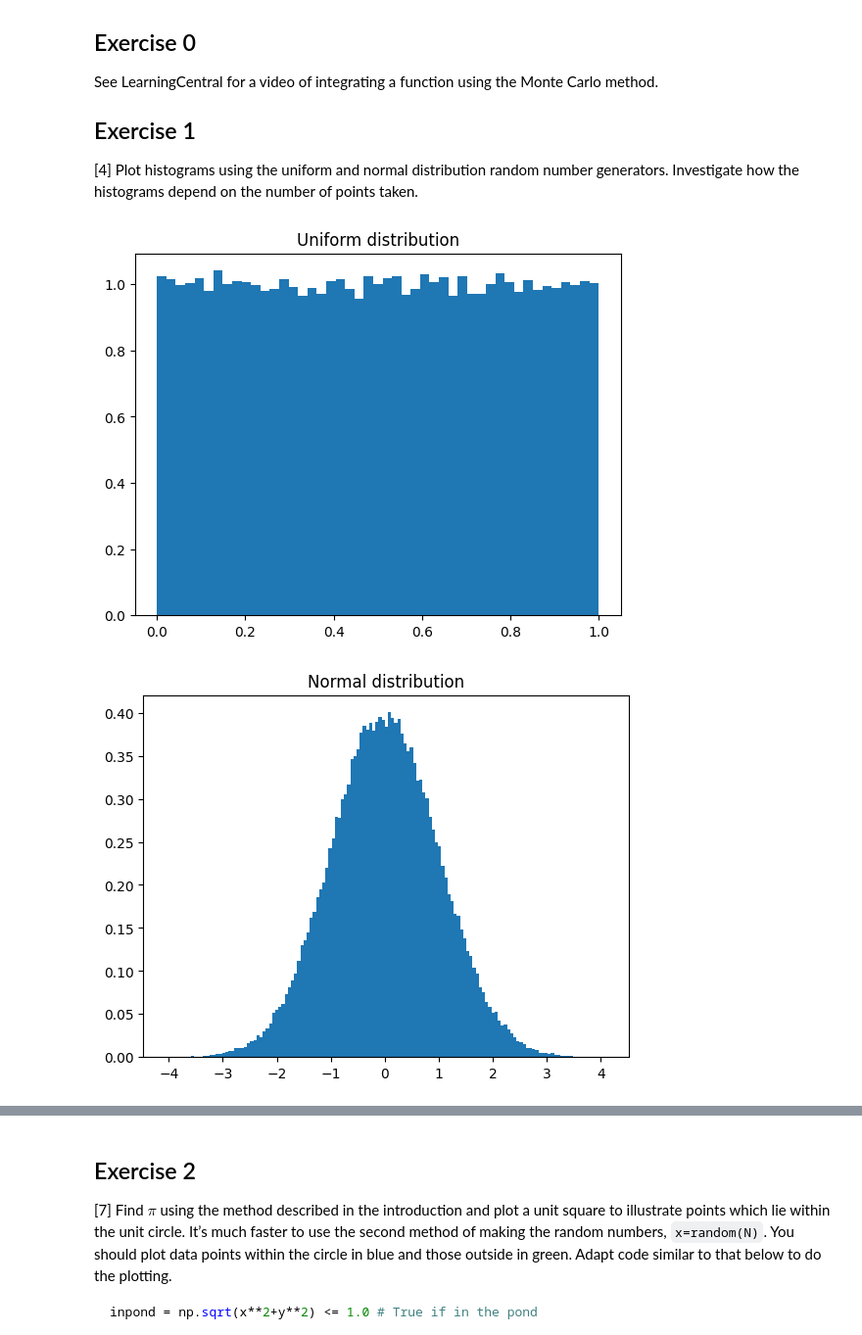
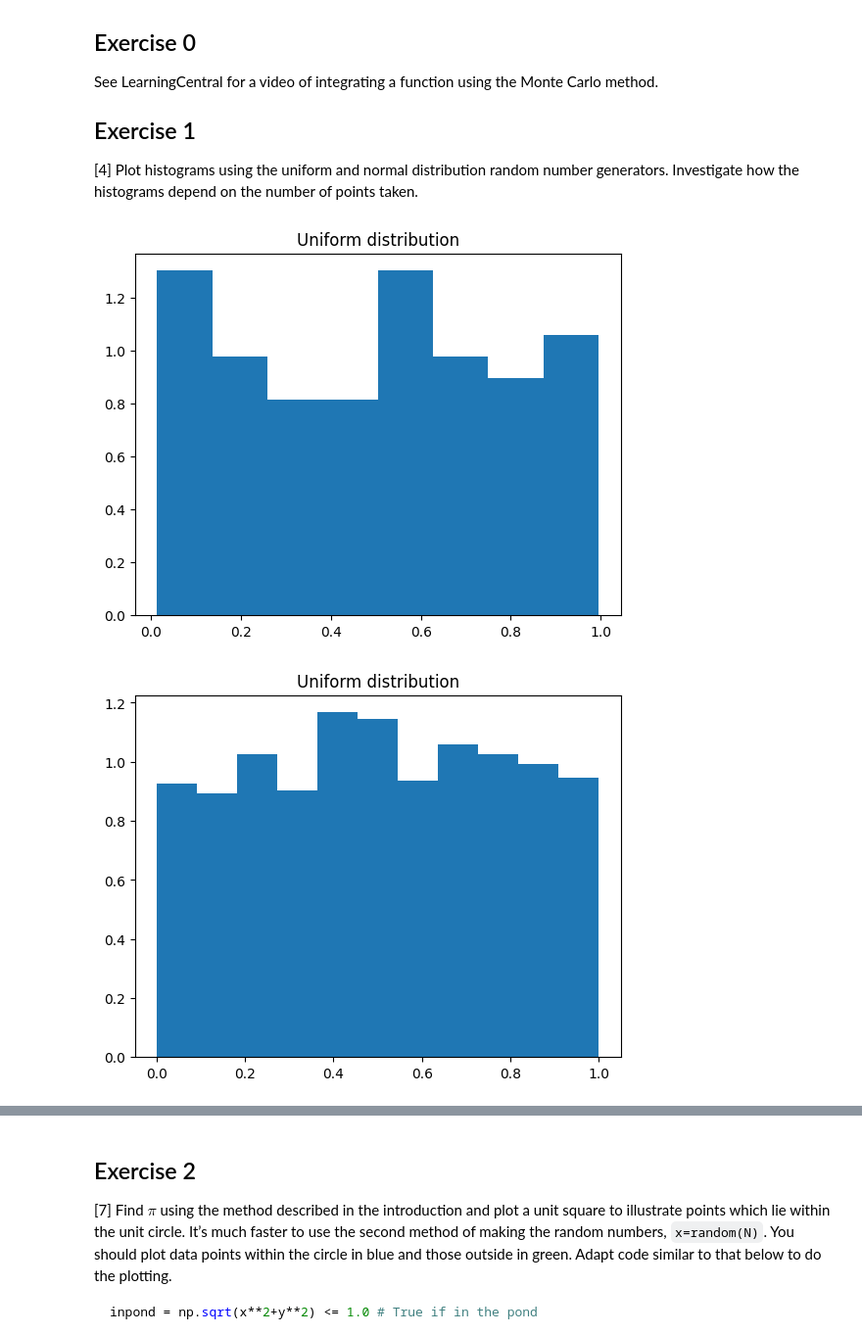
Before and after one commit to PX2145-2025/week-6-b-sofiabaruffaldi333, a Jupyter notebook: Monte_Carlo.ipynb, the cells around one changed output, grey strips where cells are left out. Shown: that part at 98% size. Cells and saved outputs as stored; diff of their text form; code cells hidden in the pictures.

```diff
--- a/Monte_Carlo.ipynb
+++ b/Monte_Carlo.ipynb
@@ -184,18 +184,44 @@ See LearningCentral for a video of integrating a function using the Monte Carlo
 taken.
 # %%
 # make the uniform random data
-N = int(1e5)
-x = np.random.rand(N) # Use np.random.rand for uniform distribution
-plt.hist(x, bins='auto',density=True)
+N0 = int(1e2)
+x0 = np.random.rand(N0) # Use np.random.rand for uniform distribution
+plt.hist(x0, bins='auto',density=True)
 plt.title('Uniform distribution')
 plt.show()
 
+N1 = int(1e3)
+x1 = np.random.rand(N1) # Use np.random.rand for uniform distribution
+plt.hist(x1, bins='auto',density=True)
+plt.title('Uniform distribution')
+plt.show()
+
+N2 = int(1e5)
+x2 = np.random.rand(N2) # Use np.random.rand for uniform distribution
+plt.hist(x2, bins='auto',density=True)
+plt.title('Uniform distribution')
+plt.show()
+
+
+
 # make the normal random data
-N = int(1e5)
-x = np.random.normal(loc=0.0, scale=1.0, size=N)
-plt.hist(x, bins='auto',density=True)
+N0 = int(1e2)
+x0 = np.random.normal(loc=0.0, scale=1.0, size=N0)
+plt.hist(x0, bins='auto',density=True)
 plt.title('Normal distribution')
 plt.show()
+
+N1 = int(1e3)
+x1 = np.random.normal(loc=0.0, scale=1.0, size=N1)
+plt.hist(x1, bins='auto',density=True)
+plt.title('Normal distribution')
+plt.show()
+
+N2 = int(1e5)
+x2 = np.random.normal(loc=0.0, scale=1.0, size=N2)
+plt.hist(x2, bins='auto',density=True)
+plt.title('Normal distribution')
+plt.show()
 # %% [output]
-[figure, old version]
+[figure, new version]
-[figure, old version]
+[figure, new version]
```
Also changed, not shown: parts of 13 cells of this notebook.
